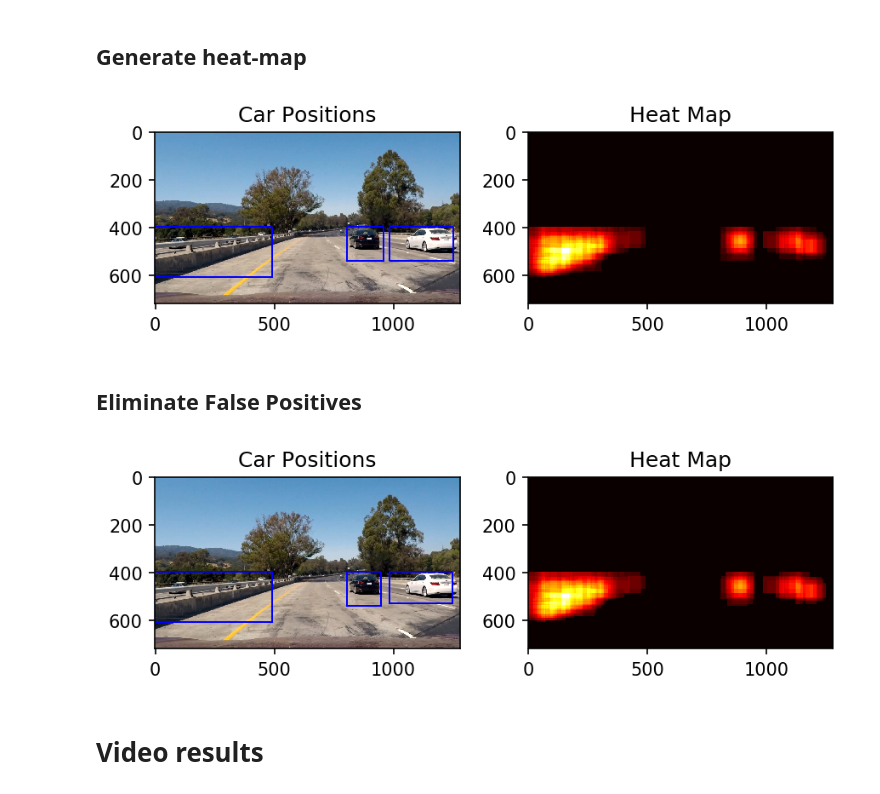
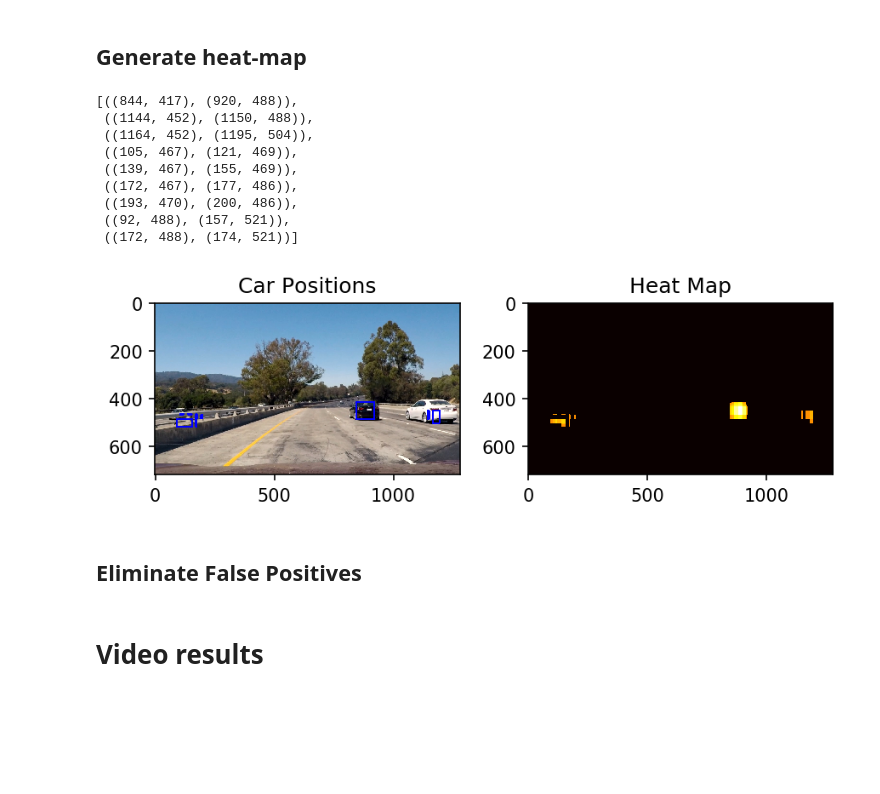
Before and after one commit to jaeoh2/self-driving-car-nd, a Jupyter notebook: CarND-Vehicle-Detection-P5/CarND-Vehicle-detection.ipynb, the cells around one changed output. Saved outputs shown, nothing was run; the diff lists cells and outputs as text; code cells hidden in the pictures; blank space fills up the shorter version.

```diff
--- a/CarND-Vehicle-Detection-P5/CarND-Vehicle-detection.ipynb
+++ b/CarND-Vehicle-Detection-P5/CarND-Vehicle-detection.ipynb
@@ -168,8 +168,7 @@ def find_cars(img, ystart, ystop, scale, svc, X_scaler, orient, pix_per_cell, ce
     img = img.astype(np.float32)/255
 
     img_tosearch = img[ystart:ystop,:,:]
-    #ctrans_tosearch = convert_color(img_tosearch, conv='RGB2YCrCb')
-    ctrans_tosearch = convert_color(img_tosearch, conv='RGB2HLS')
+    ctrans_tosearch = convert_color(img_tosearch, conv='RGB2YCrCb')
     if scale != 1:
         imshape = ctrans_tosearch.shape
         ctrans_tosearch = cv2.resize(ctrans_tosearch, (np.int(imshape[1]/scale), np.int(imshape[0]/scale)))
@@ -353,6 +360,7 @@ def apply_threshold(heatmap, threshold):
     return heatmap
 
 def draw_labeled_bboxes(img, labels):
+    bbox_list = []
     # Iterate through all detected cars
     for car_number in range(1, labels[1]+1):
         # Find pixels with each car_number label value
@@ -364,5 +372,29 @@ def draw_labeled_bboxes(img, labels):
         bbox = ((np.min(nonzerox), np.min(nonzeroy)), (np.max(nonzerox), np.max(nonzeroy)))
         # Draw the box on the image
         cv2.rectangle(img, bbox[0], bbox[1], (0,0,255), 6)
+
+        bbox_list.append(bbox)
     # Return the image
-    return img
+    return img, bbox_list
+
+def get_heatmap(img ,box_list,threshold=1, showImg = True):
+    draw_img = np.copy(img)
+    heat = np.zeros_like(draw_img[:,:,0]).astype(np.float)
+    # Add heat to each box in box list
+    heat = add_heat(heat,bbox_list=box_list)
+
+    # Apply threshold to help remove false positives
+    heat = apply_threshold(heat,threshold)
+
+    # Visualize the heatmap when displaying
+    heatmap = np.clip(heat, 0, 255)
+
+    # Find final boxes from heatmap using label function
+    labels = label(heatmap)
+
+    draw_img,lbl_heat = draw_labeled_bboxes(draw_img,labels)
+
+    if showImg ==  True:
+        return draw_img, heatmap, lbl_heat
+    else:
+        return heatmap, lbl_heat
@@ -378,33 +401,27 @@ draw_img = draw_labeled_bboxes(np.copy(test_img), labels)
 # %%
+draw_img, heatmap, heatmap_bbox_list = get_heatmap(test_img, out_bbox, threshold=10)
+
 fig = plt.figure(dpi=150)
-plt.subplot(121)
+plt.subplot(221)
 plt.imshow(draw_img)
 plt.title('Car Positions')
-plt.subplot(122)
+
+plt.subplot(222)
 plt.imshow(heatmap, cmap='hot')
 plt.title('Heat Map')
+
 fig.tight_layout()
+heatmap_bbox_list
 # %% [output]
+[((844, 417), (920, 488)),
+ ((1144, 452), (1150, 488)),
+ ((1164, 452), (1195, 504)),
+ ((105, 467), (121, 469)),
+ ((139, 467), (155, 469)),
+ ((172, 467), (177, 486)),
+ ((193, 470), (200, 486)),
+ ((92, 488), (157, 521)),
+ ((172, 488), (174, 521))]
-[figure, old version]
+[figure, new version]
 # %% [markdown]
 ## Eliminate False Positives
-# %%
-heat = np.zeros_like(test_img[:,:,0]).astype(np.float32)
-heat_thresh = 2
-
-heat = add_heat(heat, bbox_list=out_bbox)
-heat = apply_threshold(heat,heat_thresh)
-heatmap = np.clip(heat, 0, 255)
-labels = label(heatmap)
-draw_img = draw_labeled_bboxes(np.copy(test_img), labels)
-
-fig = plt.figure(dpi=150)
-plt.subplot(121)
-plt.imshow(draw_img)
-plt.title('Car Positions')
-plt.subplot(122)
-plt.imshow(heatmap, cmap='hot')
-plt.title('Heat Map')
-fig.tight_layout()
-# %% [output]
-[figure, removed]
```
Also changed, not shown: parts of 20 cells of this notebook, 2 other files.
